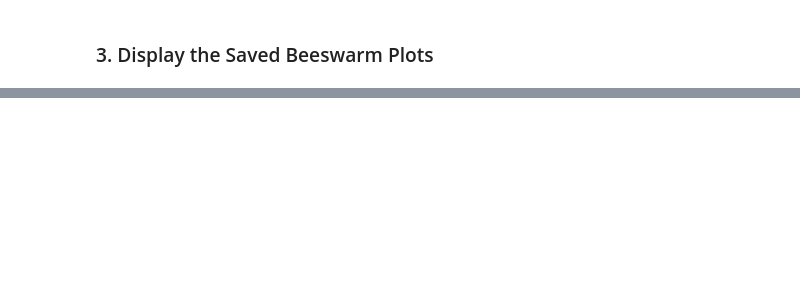
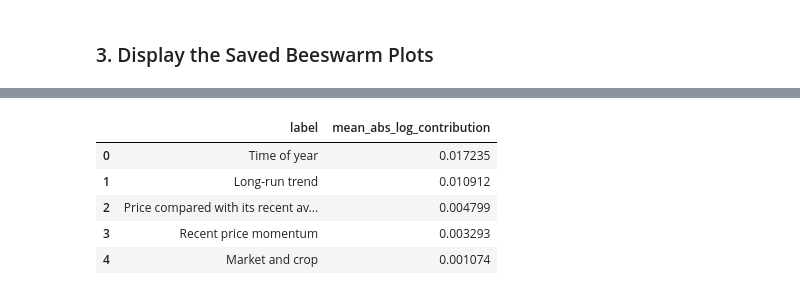
Before and after one commit to RAM-AS-RAP/ucs35-mudibo-ml, a Jupyter notebook: notebooks/07_shap_explainability.ipynb, the cells around one changed output, grey strips where cells are left out. Cells and saved outputs as stored; diff of their text form; code cells hidden in the pictures; blank space fills up the shorter version.

```diff
--- a/notebooks/07_shap_explainability.ipynb
+++ b/notebooks/07_shap_explainability.ipynb
@@ -367,0 +339,87 @@ for horizon in ('h1', 'h2'):
+# %%
+grouped_explanations = {}
+for horizon in ('h1', 'h2'):
+    paths = horizon_paths[horizon]
+    models = joblib.load(paths['model'])
+    feature_cols = models['feature_cols']
+    predictions = pd.read_csv(paths['predictions'], parse_dates=['month'])
+    if not {'origin_price', 'stacking_pred'}.issubset(predictions.columns):
+        raise ValueError(f'{horizon.upper()} predictions need origin_price and stacking_pred columns.')
+
+    shap_paths = [shap_dir / f'shap_values_{horizon}.csv']
+    if drive_shap_dir is not None:
+        shap_paths.append(drive_shap_dir / f'shap_values_{horizon}.csv')
+    shap_path = next((path for path in shap_paths if path.exists()), None)
+    if shap_path is None:
+        raise FileNotFoundError(f'Saved per-feature SHAP values are missing for {horizon.upper()}.')
+    saved_shap = pd.read_csv(shap_path, parse_dates=['month'])
+    required = {'horizon', 'base_value', *feature_cols, 'month', 'market', 'commodity'}
+    missing = required.difference(saved_shap.columns)
+    if missing:
+        raise ValueError(f'{horizon.upper()} SHAP file is missing columns: {sorted(missing)}')
+    if len(saved_shap) != len(predictions) or not saved_shap['horizon'].eq(horizon).all():
+        raise ValueError(f'{horizon.upper()} saved SHAP rows do not match the predictions.')
+    keys = ['month', 'market', 'commodity']
+    if not saved_shap[keys].equals(predictions[keys]):
+        raise ValueError(f'{horizon.upper()} SHAP rows and predictions are not aligned.')
+    base_values = saved_shap['base_value'].to_numpy(dtype=float)
+    if not np.isfinite(base_values).all() or not np.allclose(base_values, base_values[0]):
+        raise ValueError(f'{horizon.upper()} SHAP base values are inconsistent.')
+    shap_result = {
+        'shap_values': saved_shap[feature_cols].to_numpy(dtype=float),
+        'base_value': float(base_values[0]),
+        'feature_names': feature_cols,
+    }
+
+    explanations = []
+    reconciliation_errors = []
+    for row_index, row in predictions.iterrows():
+        explanation = shap_to_farmer_explanation(
+            shap_result, row_index, float(row['origin_price']),
+        )
+        reconciliation_errors.append(
+            abs(explanation['predicted_log_change'] - float(row['stacking_pred']))
+        )
+        explanations.append({
+            'row_index': row_index,
+            'month': row['month'].isoformat(),
+            'market': row['market'],
+            'commodity': row['commodity'],
+            'stacking_prediction': float(row['stacking_pred']),
+            **explanation,
+        })
+
+    max_error = max(reconciliation_errors, default=0.0)
+    print(f'{horizon.upper()}: {len(explanations)} rows; maximum rounded-log reconciliation error={max_error:.6f}')
+    labels = [group['label'] for group in explanations[0]['groups']]
+    group_summary = sorted([
+        {
+            'label': label,
+            'mean_abs_log_contribution': float(np.mean([
+                abs(next(group['log_contribution'] for group in row['groups'] if group['label'] == label))
+                for row in explanations
+            ])),
+        }
+        for label in labels
+    ], key=lambda item: item['mean_abs_log_contribution'], reverse=True)
+    display(pd.DataFrame(group_summary))
+
+    for row_index in sorted({0, len(explanations) // 2, len(explanations) - 1}):
+        print(f'{horizon.upper()} full grouped explanation, row {row_index}:')
+        print(json.dumps(explanations[row_index], indent=2, ensure_ascii=False))
+
+    output = {
+        'horizon': horizon,
+        'test_rows': len(explanations),
+        'max_abs_log_reconciliation_error_after_rounding': max_error,
+        'group_mean_abs_log_contribution': group_summary,
+        'explanations': explanations,
+    }
+    for output_dir in (shap_dir, drive_shap_dir):
+        if output_dir is not None:
+            output_dir.mkdir(parents=True, exist_ok=True)
+            (output_dir / f'shap_grouped_{horizon}.json').write_text(
+                json.dumps(output, indent=2, ensure_ascii=False), encoding='utf-8',
+            )
+            print(f'Saved {horizon.upper()} grouped JSON: {output_dir / f"shap_grouped_{horizon}.json"}')
+# %% [output]
@@ -367,0 +427,6 @@ for horizon in ('h1', 'h2'):
+|  | label | mean_abs_log_contribution |
+| 0 | Time of year | 0.017235 |
+| 1 | Long-run trend | 0.010912 |
+| 2 | Price compared with its recent av... | 0.004799 |
+| 3 | Recent price momentum | 0.003293 |
+| 4 | Market and crop | 0.001074 |
```
Also changed, not shown: parts of 5 cells of this notebook.
